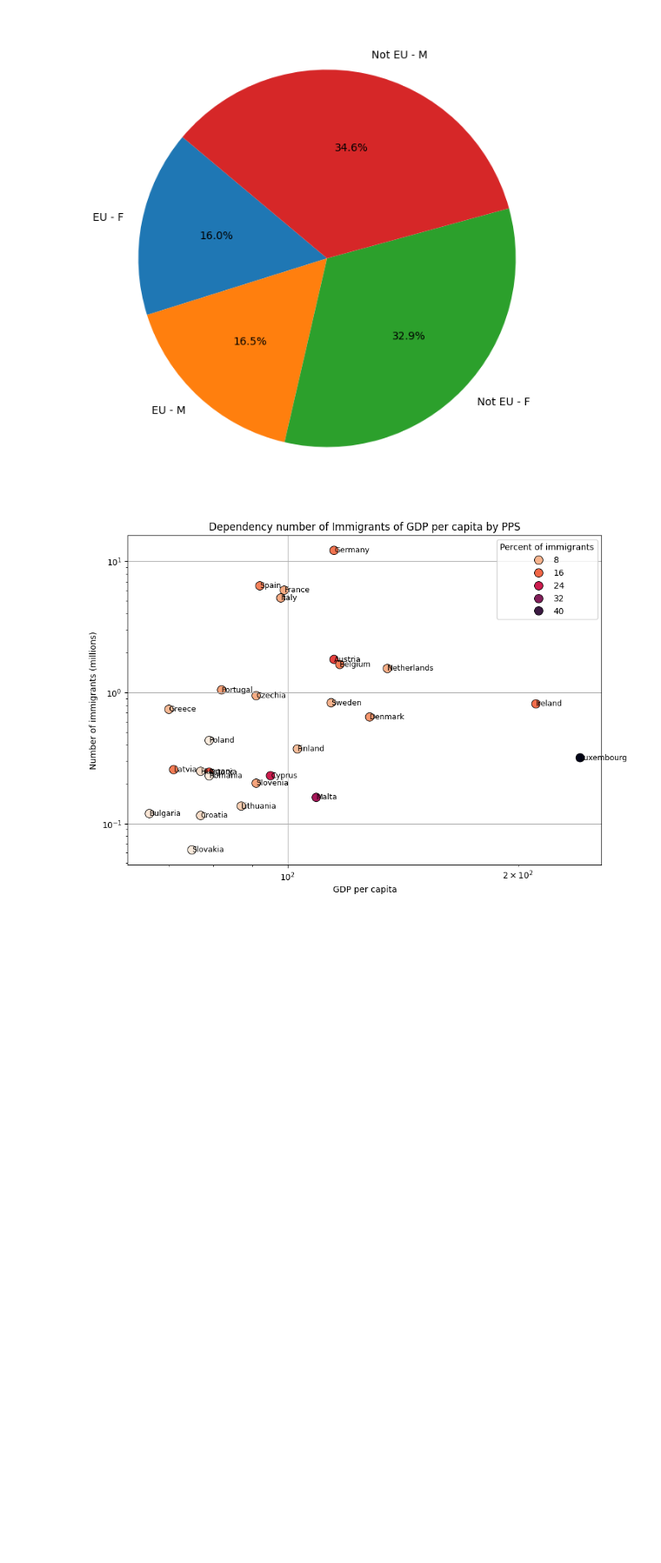
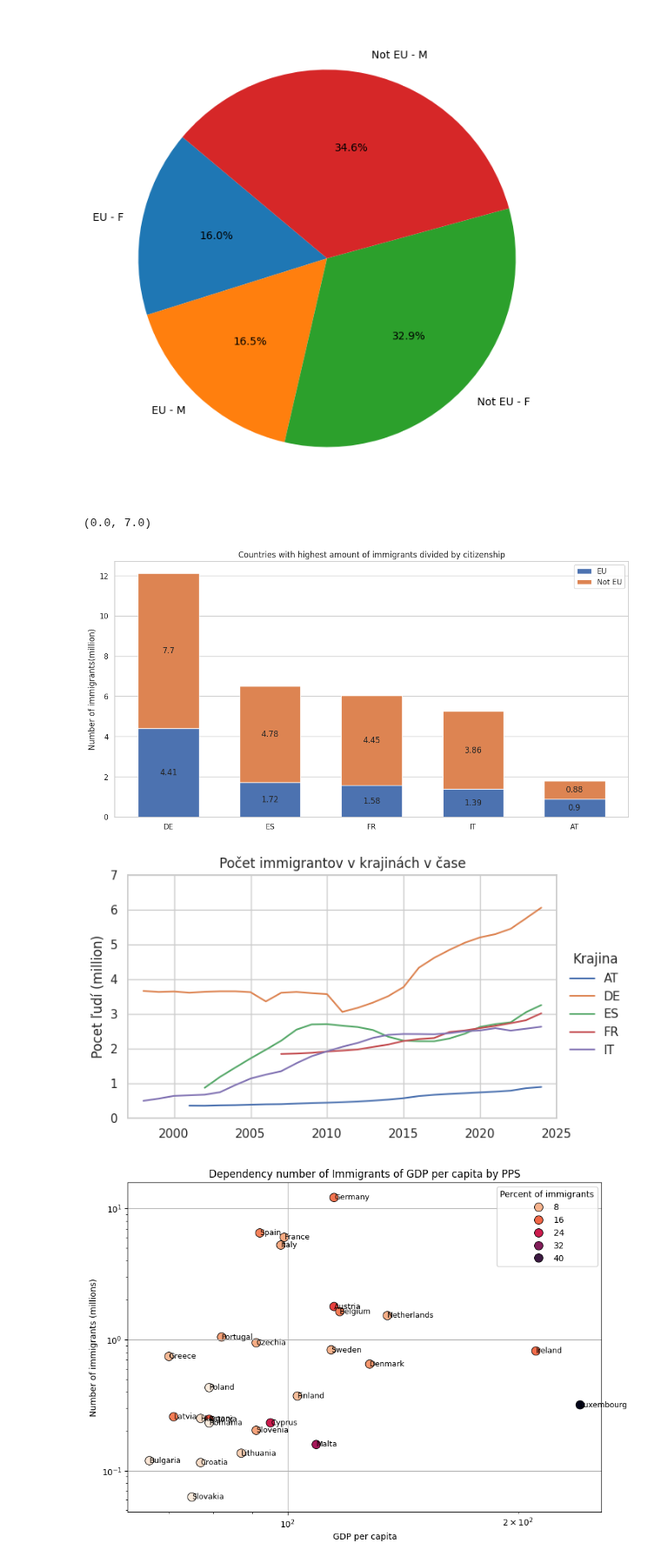
Before and after one commit to loveBeatles/datavis_project, a Jupyter notebook: group_project.ipynb, the cells around one changed output. Shown at 87% size. Saved outputs shown, nothing was run; the diff lists cells and outputs as text; code cells hidden in the pictures; blank space fills up the shorter version.

```diff
--- a/group_project.ipynb
+++ b/group_project.ipynb
@@ -208,6 +208,73 @@ plt.show()
 [figure]
 [figure]
 [figure]
+# %%
+# URL adries pre dáta
+graf_4 = "https://raw.githubusercontent.com/loveBeatles/datavis_project/main/data/MigratesFromEUandNot.csv"
+graf_5 = "https://raw.githubusercontent.com/loveBeatles/datavis_project/main/data/GeneralEU1.csv"
+
+# Graf 4
+# Načítanie dát, použijeme iba potrebné stĺpce a prepočet na milióny
+df = pd.read_csv(graf_4, usecols=['citizen', 'geo', 'OBS_VALUE']).assign(OBS_VALUE_million=lambda df: df['OBS_VALUE'] / 1000000)
+
+# Filtrovanie celkového počtu cudzincov (FOR_STLS) a premenovanie stĺpca
+df_total = df[df['citizen'] == 'FOR_STLS'][['geo', 'OBS_VALUE_million']].rename(columns={'OBS_VALUE_million': 'total'})
+
+# Filtrovanie cudzincov z EÚ (EU27_2020_FOR) a premenovanie stĺpca
+df_eu = df[df['citizen'] == 'EU27_2020_FOR'][['geo', 'OBS_VALUE_million']].rename(columns={'OBS_VALUE_million': 'eu'})
+
+# Spojenie dát a výpočet počtu cudzincov mimo EÚ
+merged = df_total.merge(df_eu, on='geo').assign(not_eu=lambda x: x['total'] - x['eu'])
+
+# Prevod do širokého formátu, pridanie súčtu a zoradenie podľa celkového počtu
+df_wide = (merged.pivot_table(index='geo', values=['eu', 'not_eu'], aggfunc='first')
+           .assign(General=lambda x: x['eu'] + x['not_eu'])
+           .sort_values('General', ascending=False)
+           .reset_index())
+
+# Filtrovanie krajín s najvyšším počtom imigrantov
+df_wide = df_wide[df_wide['geo'].isin(countries_highest_number_immigrates)]
+
+# Príprava dát pre graf (EÚ a mimo EÚ)
+EU_NOT_counts = {'EU': df_wide['eu'], 'Not EU': df_wide['not_eu']}
+
+# Vytvorenie grafu
+fig, ax = plt.subplots(figsize=(14, 7))
+bottom = np.zeros(len(df_wide['geo']))
+
+# Vykreslenie stĺpcov pre EÚ a mimo EÚ
+for cship, count in EU_NOT_counts.items():
+    p = ax.bar(df_wide['geo'], count, 0.6, label=cship, bottom=bottom, zorder=3)
+    bottom += count
+    ax.bar_label(p, labels=[str(round(val, 2)) for val in count], label_type='center')
+
+# Nastavenie názvu, osí, mriežky a legendy
+ax.set_title('Countries with highest amount of immigrants divided by citizenship')
+ax.set_ylabel('Number of immigrants(million)')
+ax.legend()
+ax.grid(axis='x')
+
+# Graf 5
+# Načítanie dát, prepočet na milióny
+df_graf5 = pd.read_csv(graf_5, usecols=['geo', 'TIME_PERIOD', 'OBS_VALUE']).assign(OBS_VALUE_million=lambda df: df['OBS_VALUE'] / 1000000)
+
+# Vytvorenie grafu s líniami
+fig, ax = plt.subplots(figsize=(7, 4))
+sns.lineplot(data=df_graf5[df_graf5['geo'].isin(countries_highest_number_immigrates)],
+             x='TIME_PERIOD', y='OBS_VALUE_million',
+             hue='geo', zorder=3, errorbar=None, ax=ax)
+
+# Nastavenie osí, názvu a rozsahu
+ax.set_xlabel('')
+ax.set_ylabel('Pocet ľudí (million)')
+ax.set(title='Počet immigrantov v krajinách v čase')
+ax.legend(bbox_to_anchor=(1.02, 0.7), loc='upper left', borderaxespad=0., title='Krajina', frameon=False)
+ax.set_xlim(1997, 2025)
+ax.set_ylim(0, 7)
+# %% [output]
+(0.0, 7.0)
+[figure, added]
+[figure, added]
 # %%
 url_dependency_immigrants_and_GDP = "https://raw.githubusercontent.com/loveBeatles/datavis_project/main/data/GDP_per_capita_in_PPS.csv"
 url_for_population = "https://raw.githubusercontent.com/loveBeatles/datavis_project/main/data/population_by_country_of_birth.csv"
```
